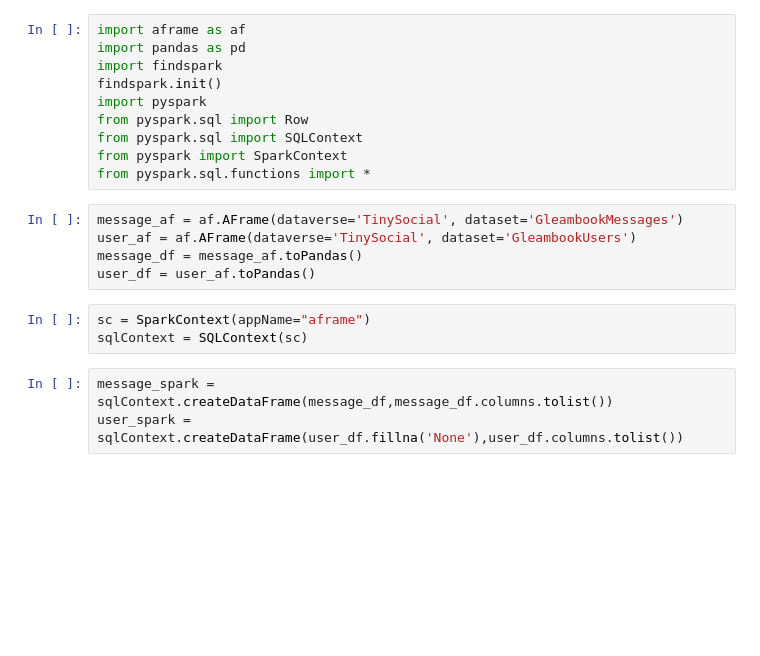
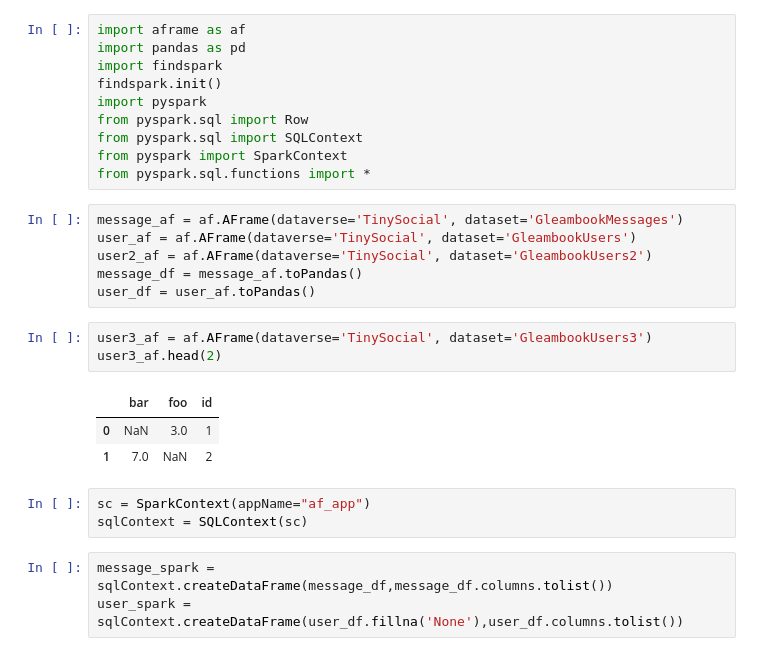
Before and after one commit to psinthong/AFrame, a Jupyter notebook: AFrame-Exp.ipynb, the cells around one changed output. Cells and saved outputs as stored; diff of their text form; blank space fills up the shorter version.

```diff
--- a/AFrame-Exp.ipynb
+++ b/AFrame-Exp.ipynb
@@ -11,10 +11,18 @@ from pyspark.sql.functions import *
 # %%
 message_af = af.AFrame(dataverse='TinySocial', dataset='GleambookMessages')
 user_af = af.AFrame(dataverse='TinySocial', dataset='GleambookUsers')
+user2_af = af.AFrame(dataverse='TinySocial', dataset='GleambookUsers2')
 message_df = message_af.toPandas()
 user_df = user_af.toPandas()
+# %%
+user3_af = af.AFrame(dataverse='TinySocial', dataset='GleambookUsers3')
+user3_af.head(2)
+# %% [output]
+|  | bar | foo | id |
+| 0 | NaN | 3.0 | 1 |
+| 1 | 7.0 | NaN | 2 |
 # %%
-sc = SparkContext(appName="aframe")
+sc = SparkContext(appName="af_app")
 sqlContext = SQLContext(sc)
 # %%
 message_spark = sqlContext.createDataFrame(message_df,message_df.columns.tolist())
```
Also changed, not shown: parts of 6 cells of this notebook, 6 other files.
